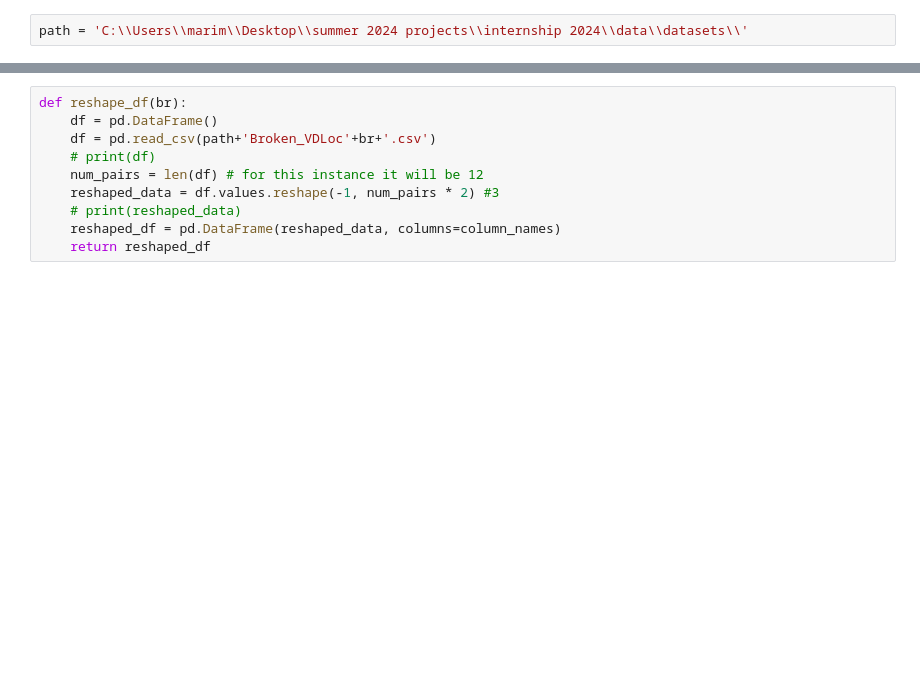
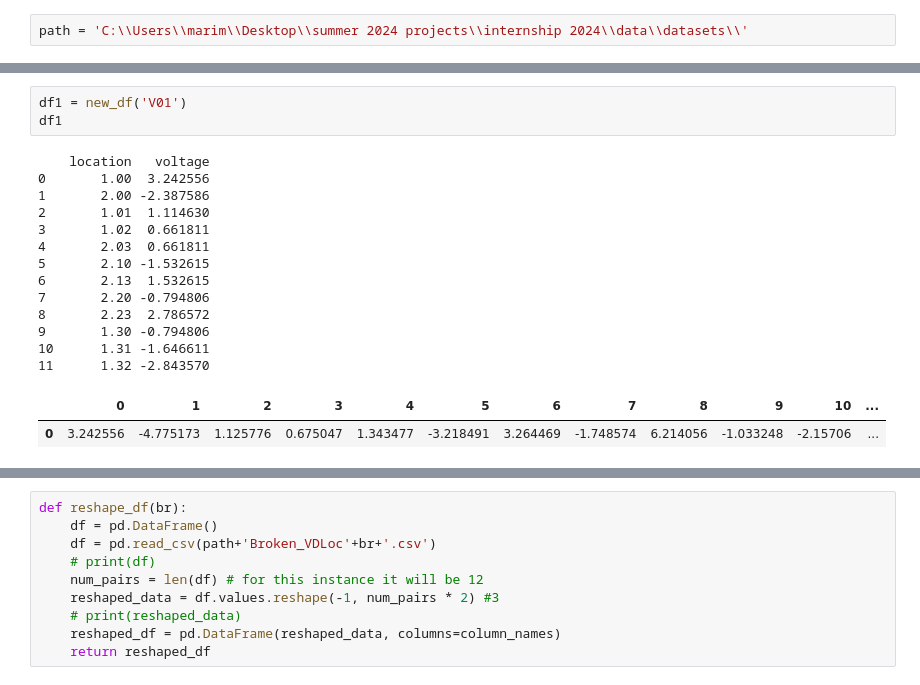
Before and after one commit to MariMachaidze/Internship-2024, a Jupyter notebook: data/making dataset-NEW.ipynb, the cells around one changed output, grey strips where cells are left out. Saved outputs shown, nothing was run; the diff lists cells and outputs as text; blank space fills up the shorter version.

```diff
--- a/data/making dataset-NEW.ipynb
+++ b/data/making dataset-NEW.ipynb
@@ -4,0 +18,19 @@ path = 'C:\\Users\\marim\\Desktop\\summer 2024 projects\\internship 2024\\data\\
+# %%
+df1 = new_df('V01')
+df1
+# %% [output]
+    location   voltage
+0       1.00  3.242556
+1       2.00 -2.387586
+2       1.01  1.114630
+3       1.02  0.661811
+4       2.03  0.661811
+5       2.10 -1.532615
+6       2.13  1.532615
+7       2.20 -0.794806
+8       2.23  2.786572
+9       1.30 -0.794806
+10      1.31 -1.646611
+11      1.32 -2.843570
+|  | 0 | 1 | 2 | 3 | 4 | 5 | 6 | 7 | 8 | 9 | 10 | ... |
+| 0 | 3.242556 | -4.775173 | 1.125776 | 0.675047 | 1.343477 | -3.218491 | 3.264469 | -1.748574 | 6.214056 | -1.033248 | -2.15706 | ... |
```
Also changed, not shown: parts of 5 cells of this notebook, 28 other files.
